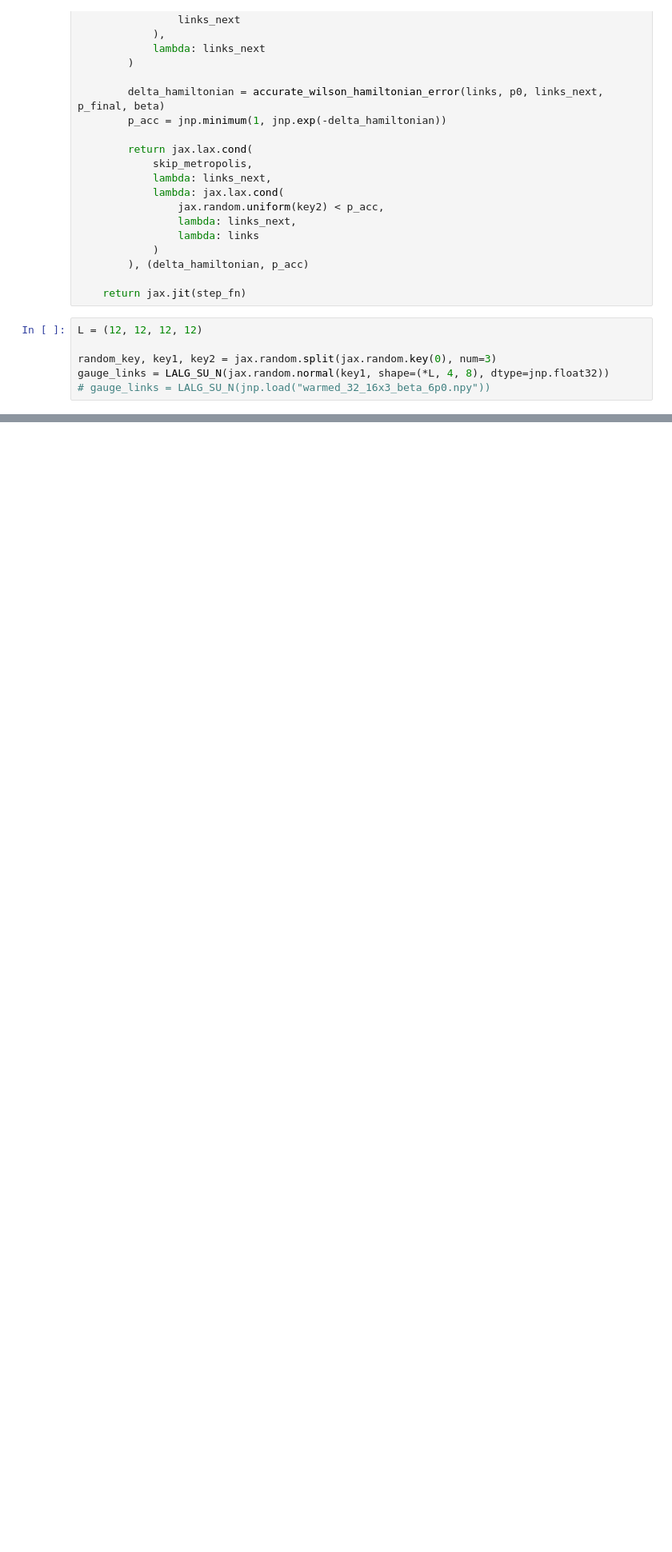
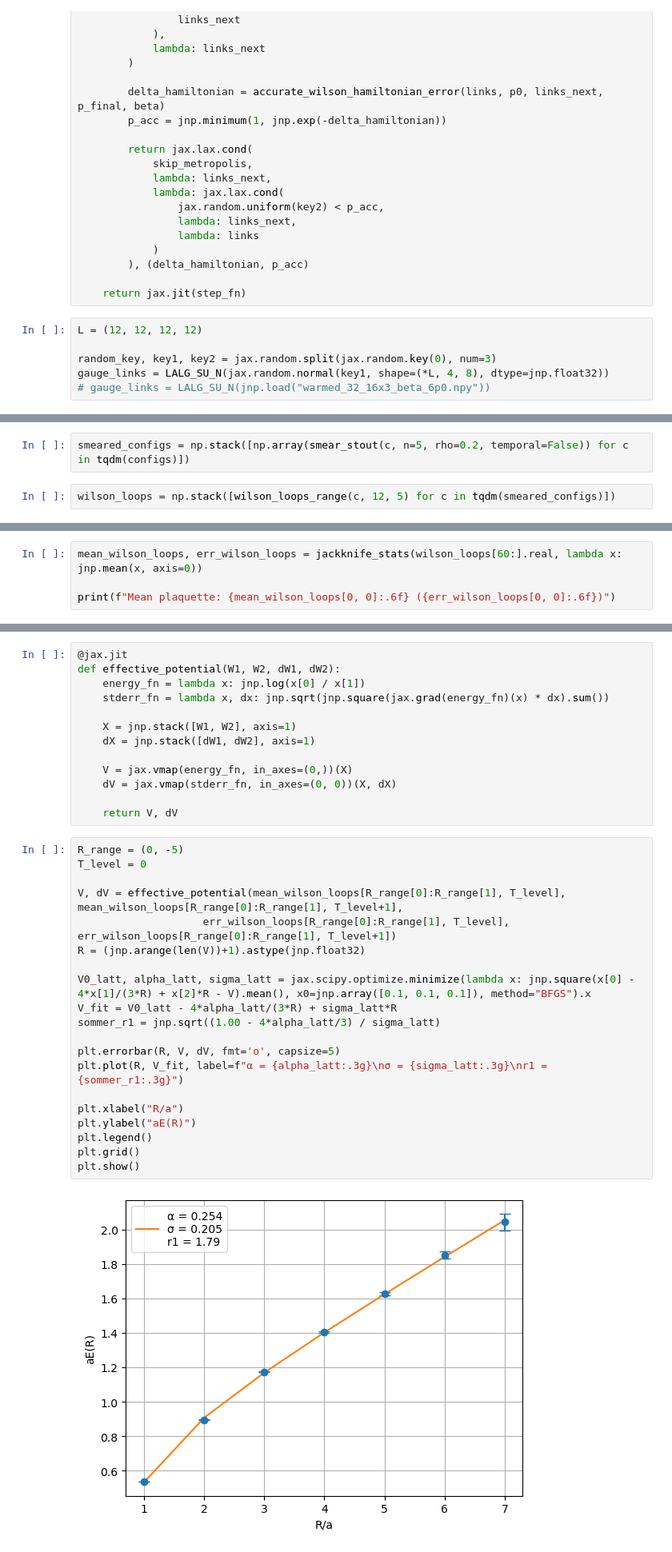
Before and after one commit to noah-lowry/lqcd-jax, a Jupyter notebook: jax-implementation/main.ipynb, the cells around one changed output, grey strips where cells are left out. Shown at 80% size. Drawn from its saved outputs; the diff is of its cells as text; blank space fills up the shorter version.

```diff
--- a/jax-implementation/main.ipynb
+++ b/jax-implementation/main.ipynb
@@ -79,0 +106,4 @@ configs = np.stack(configs)
+# %%
+smeared_configs = np.stack([np.array(smear_stout(c, n=5, rho=0.2, temporal=False)) for c in tqdm(configs)])
+# %%
+wilson_loops = np.stack([wilson_loops_range(c, 12, 5) for c in tqdm(smeared_configs)])
@@ -79,0 +122,4 @@ configs = np.stack(configs)
+# %%
+mean_wilson_loops, err_wilson_loops = jackknife_stats(wilson_loops[60:].real, lambda x: jnp.mean(x, axis=0))
+
+print(f"Mean plaquette: {mean_wilson_loops[0, 0]:.6f} ({err_wilson_loops[0, 0]:.6f})")
@@ -79,0 +128,35 @@ configs = np.stack(configs)
+# %%
+@jax.jit
+def effective_potential(W1, W2, dW1, dW2):
+    energy_fn = lambda x: jnp.log(x[0] / x[1])
+    stderr_fn = lambda x, dx: jnp.sqrt(jnp.square(jax.grad(energy_fn)(x) * dx).sum())
+
+    X = jnp.stack([W1, W2], axis=1)
+    dX = jnp.stack([dW1, dW2], axis=1)
+
+    V = jax.vmap(energy_fn, in_axes=(0,))(X)
+    dV = jax.vmap(stderr_fn, in_axes=(0, 0))(X, dX)
+
+    return V, dV
+# %%
+R_range = (0, -5)
+T_level = 0
+
+V, dV = effective_potential(mean_wilson_loops[R_range[0]:R_range[1], T_level], mean_wilson_loops[R_range[0]:R_range[1], T_level+1],
+                    err_wilson_loops[R_range[0]:R_range[1], T_level], err_wilson_loops[R_range[0]:R_range[1], T_level+1])
+R = (jnp.arange(len(V))+1).astype(jnp.float32)
+
+V0_latt, alpha_latt, sigma_latt = jax.scipy.optimize.minimize(lambda x: jnp.square(x[0] - 4*x[1]/(3*R) + x[2]*R - V).mean(), x0=jnp.array([0.1, 0.1, 0.1]), method="BFGS").x
+V_fit = V0_latt - 4*alpha_latt/(3*R) + sigma_latt*R
+sommer_r1 = jnp.sqrt((1.00 - 4*alpha_latt/3) / sigma_latt)
+
+plt.errorbar(R, V, dV, fmt='o', capsize=5)
+plt.plot(R, V_fit, label=f"α = {alpha_latt:.3g}\nσ = {sigma_latt:.3g}\nr1 = {sommer_r1:.3g}")
+
+plt.xlabel("R/a")
+plt.ylabel("aE(R)")
+plt.legend()
+plt.grid()
+plt.show()
+# %% [output]
+[figure, added]
```
Also changed, not shown: parts of 9 cells of this notebook, 3 other files.
